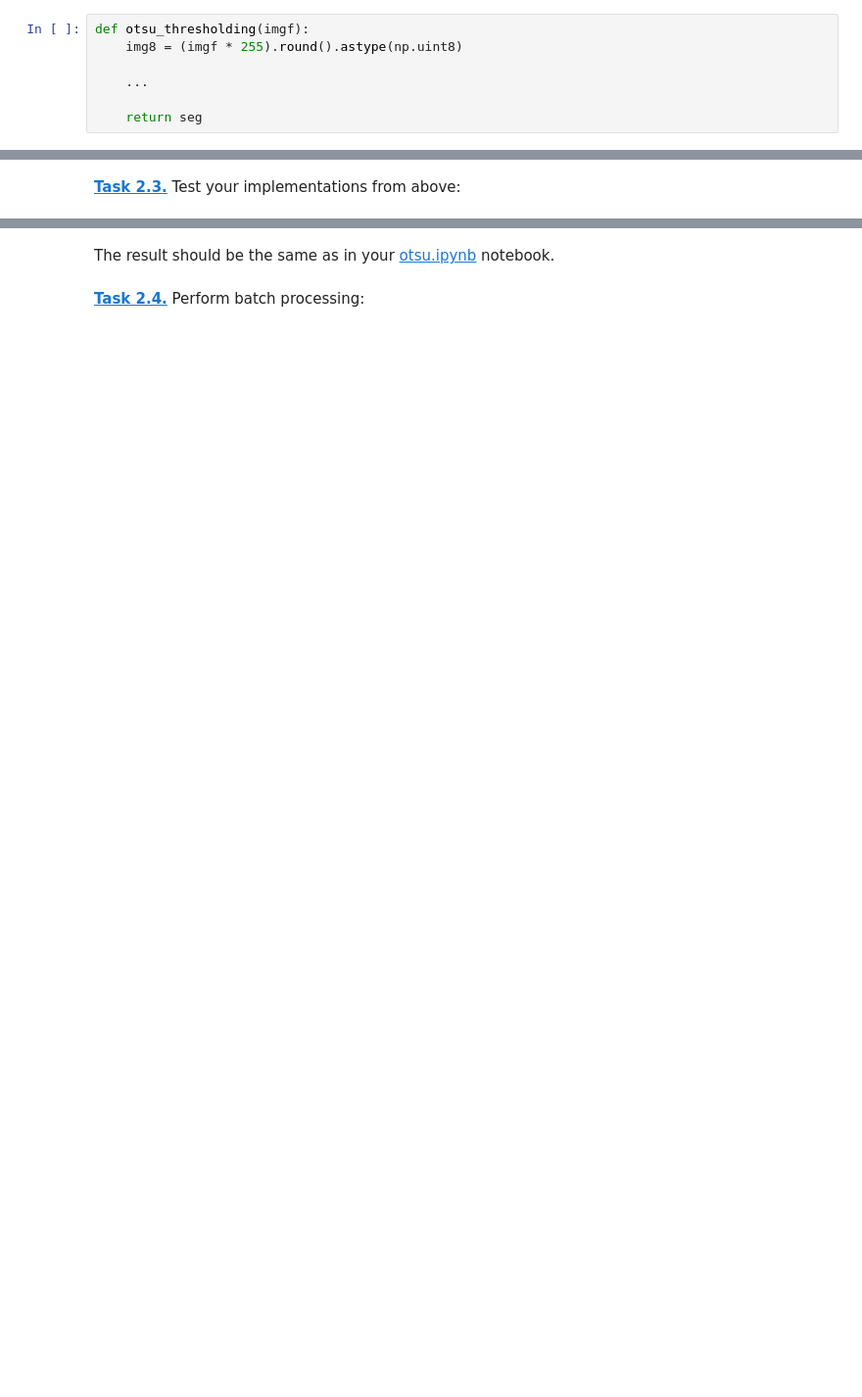
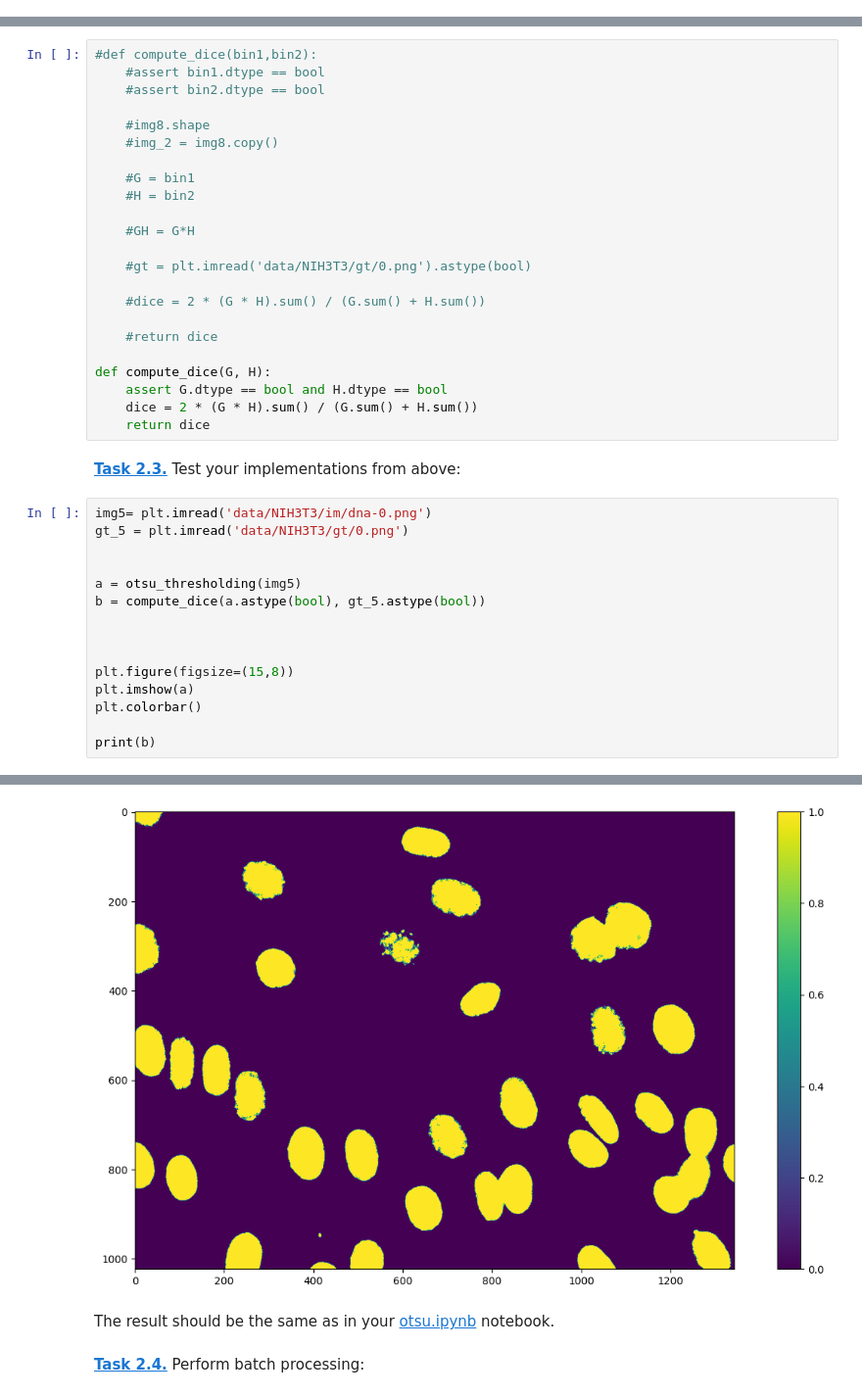
Before and after one commit to ZoeK194/mobi-fs5-python, a Jupyter notebook: otsu_batch.ipynb, the cells around one changed output, grey strips where cells are left out. Shown at 98% size. Drawn from its saved outputs; the diff is of its cells as text; blank space fills up the shorter version.

```diff
--- a/otsu_batch.ipynb
+++ b/otsu_batch.ipynb
@@ -5,10 +5,3 @@ import numpy as np
 import matplotlib.pyplot as plt
 # %% [markdown]
 **[Task 2.1.]()** Implement Otsu thresholding as a re-usable function:
-# %%
-def otsu_thresholding(imgf):
-    img8 = (imgf * 255).round().astype(np.uint8)
-
-    ...
-
-    return seg
@@ -25,2 +40,41 @@ def compute_dice(bin1, bin2):
+# %%
+#def compute_dice(bin1,bin2):
+    #assert bin1.dtype == bool
+    #assert bin2.dtype == bool
+
+    #img8.shape
+    #img_2 = img8.copy()
+
+    #G = bin1
+    #H = bin2
+
+    #GH = G*H
+
+    #gt = plt.imread('data/NIH3T3/gt/0.png').astype(bool)
+
+    #dice = 2 * (G * H).sum() / (G.sum() + H.sum())
+
+    #return dice
+
+def compute_dice(G, H):
+    assert G.dtype == bool and H.dtype == bool
+    dice = 2 * (G * H).sum() / (G.sum() + H.sum())
+    return dice
 # %% [markdown]
 **[Task 2.3.]()** Test your implementations from above:
+# %%
+img5= plt.imread('data/NIH3T3/im/dna-0.png')
+gt_5 = plt.imread('data/NIH3T3/gt/0.png')
+
+
+a = otsu_thresholding(img5)
+b = compute_dice(a.astype(bool), gt_5.astype(bool))
+
+
+
+plt.figure(figsize=(15,8))
+plt.imshow(a)
+plt.colorbar()
+
+print(b)
+# %% [output]
@@ -27,3 +82,4 @@ def compute_dice(bin1, bin2):
+[figure, added]
 # %% [markdown]
 The result should be the same as in your [otsu.ipynb](otsu.ipynb) notebook.
 # %% [markdown]
```
Also changed, not shown: parts of 4 cells of this notebook.
